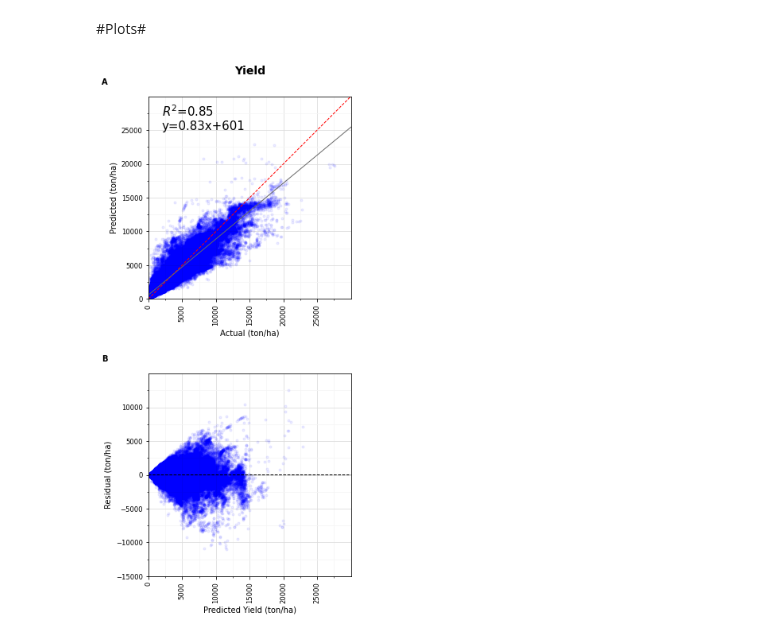
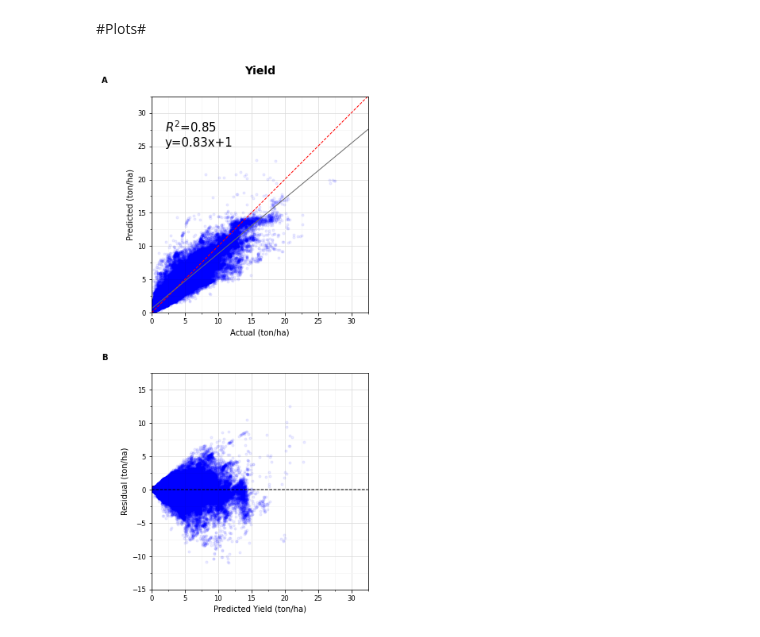
Before and after one commit to kenzaxtazi/agri-risk, a Jupyter notebook: Final_plots_Raghul.ipynb, the cells around one changed output. Drawn from its saved outputs; the diff is of its cells as text; code cells hidden in the pictures.

```diff
--- a/Final_plots_Raghul.ipynb
+++ b/Final_plots_Raghul.ipynb
@@ -35,8 +35,8 @@ fig, ax = plt.subplots(2,1, figsize=(10,10), gridspec_kw={'width_ratios': [1]})
 
 test_set_0 = pd.read_csv('test_data_predictions_0')
 
-test_set_y = test_set_0[['maize_a_2010']]
-test_x_predict = test_set_0[['prediction']]
+test_set_y = test_set_0[['maize_a_2010']]/1000
+test_x_predict = test_set_0[['prediction']]/1000
 test_x_predict
 r2 = round(r2_score(test_set_y['maize_a_2010'], test_x_predict['prediction']), 2)
 
@@ -51,9 +51,9 @@ min_y = min(test_x_predict['prediction'])
 min_axis = min(min_x, min_y) -1000
 #equation of line for prediction vs real values
 
-major_ticks = np.arange(0, 30000, 5000)
+major_ticks = np.arange(0, 35, 5)
 #major_ticks_labels = np.arange(0, 40000, 5000)
-minor_ticks = np.arange(0, 30000, 2500)
+minor_ticks = np.arange(0, 35, 2.5)
 
 from sklearn.linear_model import LinearRegression as lin_reg
 
@@ -79,14 +79,14 @@ residual
 
 
 #ax[0].set_xlim([0,max_axis])
-ax[0].set_xlim([0,30000])
+ax[0].set_xlim([0,30])
 ax[0].set_xticks(major_ticks)
 ax[0].set_xticks(minor_ticks, minor=True)
-ax[0].set_xticklabels(major_ticks, rotation=90)
+#ax[0].set_xticklabels(major_ticks, rotation=90)
 
 
 #ax[0].set_ylim([0,max_axis])
-ax[0].set_ylim([0,30000])
+ax[0].set_ylim([0,30])
 ax[0].set_yticks(major_ticks)
 ax[0].set_yticks(minor_ticks, minor=True)
 ax[0].set_yticklabels(major_ticks)
@@ -104,32 +104,32 @@ ax[0].set_aspect('equal', 'box')
 ax[0].scatter(x=test_set_y, y=test_x_predict, alpha=0.07, c='b', marker=".")
 
 
-ax[0].plot(np.arange(-5000,40000,10),np.arange(-5000,40000,10),linewidth=1, linestyle='dashed', c='r') #1:1 line
+ax[0].plot(np.arange(-5,40,0.01),np.arange(-5,40,0.01),linewidth=1, linestyle='dashed', c='r') #1:1 line
 ax[0].set_axisbelow(True)
 
 #specify linear regression line (line through predictions vs truth)
 
-x = np.arange(-5000,40000,10)
+x = np.arange(-5,40,0.01)
 y = gradient*x + intercept
 ax[0].plot(x.reshape(1,-1)[0],y.reshape(1,-1)[0],linewidth=1, c='dimgrey')
 
 
 ax[0].set(xlabel= 'Actual (ton/ha)', ylabel = 'Predicted (ton/ha)')
-ax[0].text(x=2000, y=25000, s=f'$R^2$={r2}\ny={gradient_round}x+{intercept_round}', ma = 'left', size=15)
+ax[0].text(x=2, y=25, s=f'$R^2$={r2}\ny={gradient_round}x+{intercept_round}', ma = 'left', size=15)
 
 ####################################################################
 ##Plot for Residuals##
 
-major_ticks_2 = np.arange(-15000, 15000, 5000)
-minor_ticks_2 = np.arange(-15000, 15000, 2500)
+major_ticks_2 = np.arange(-15, 20, 5)
+minor_ticks_2 = np.arange(-15, 20, 2.5)
 
 
-ax[1].set_xlim([0,30000])
+ax[1].set_xlim([0,30])
 ax[1].set_xticks(major_ticks)
 ax[1].set_xticks(minor_ticks, minor=True)
-ax[1].set_xticklabels(major_ticks, rotation=90)
+#ax[1].set_xticklabels(major_ticks, rotation=90)
 
-ax[1].set_ylim([-15000,15000])
+ax[1].set_ylim([-15,15])
 ax[1].set_yticks(major_ticks_2)
 ax[1].set_yticks(minor_ticks_2, minor=True)
 
@@ -142,36 +142,36 @@ ax[1].tick_params(labelsize=8.5)
 ax[1].scatter(x=test_x_predict, y=residual, alpha=0.07, c='b', marker=".")
 
 #plot y=0 line
-ax[1].plot(np.arange(0,max_axis,10),np.linspace(0,0,len(np.arange(0,max_axis,10))),linewidth=1, linestyle='dashed', c='k')
+ax[1].plot(np.arange(0,max_axis,0.01),np.linspace(0,0,len(np.arange(0,max_axis,0.01))),linewidth=1, linestyle='dashed', c='k')
 ax[1].set_axisbelow(True)
 
 
 ax[1].set(xlabel= 'Predicted Yield (ton/ha)', ylabel = 'Residual (ton/ha)')
 
 ###########################################################################
 
 plt.suptitle('Yield', fontsize=14, fontweight='bold', x=0.5, y=0.99)
 
 
 ax = ax.flat
 
 for n, axis in enumerate(ax):
 
-  axis.imshow(np.random.randn(10,10), interpolation='none')
+  axis.imshow(np.random.randn(1,1), interpolation='none')
   axis.text(-0.23, 1.06, string.ascii_uppercase[n], transform=axis.transAxes,
           size=10, weight='bold')
 
 
 fig.tight_layout(pad=2.3)
 
 
     ########
 
 
-plt.savefig('final_plot2.png', bbox_inches='tight')
+plt.savefig('final_plot3.png', bbox_inches='tight')
 
 plt.show()
 
     #put units
 # %% [output]
-[figure, old version]
+[figure, new version]
```
